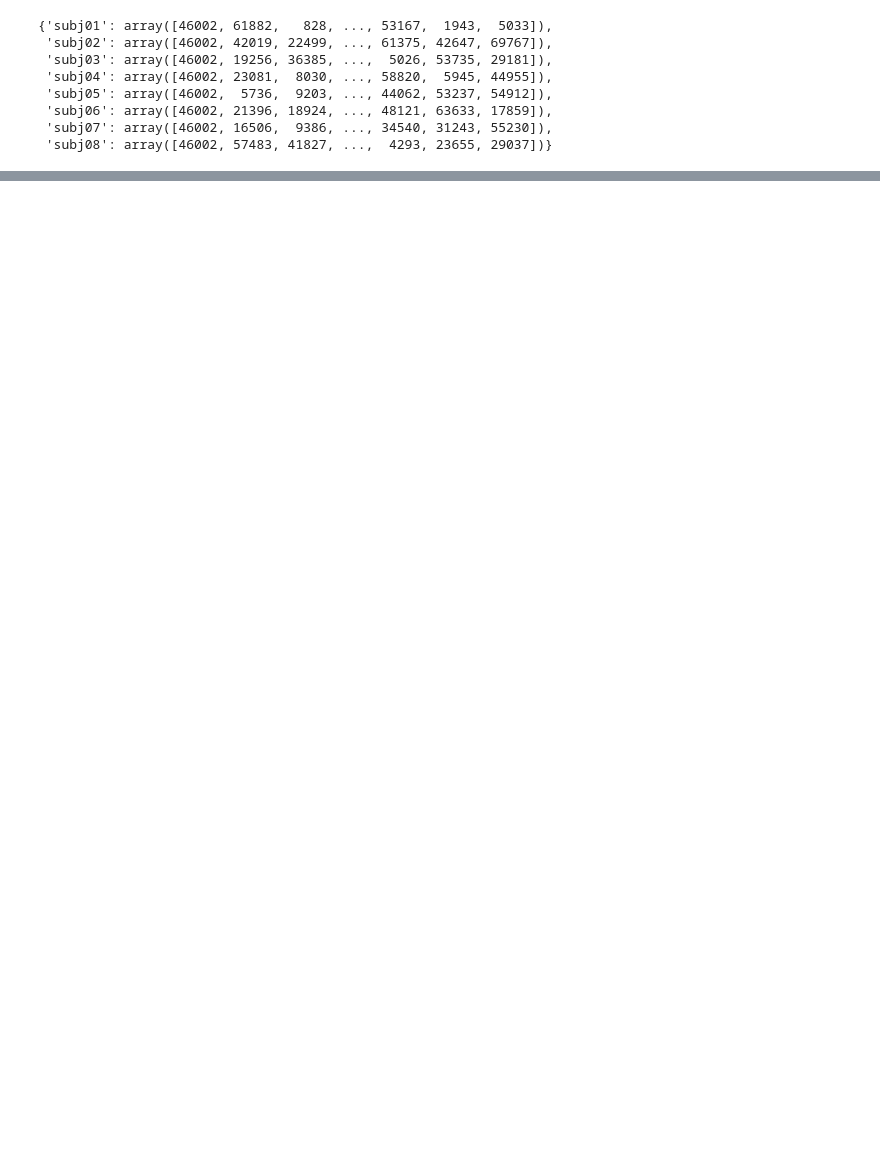
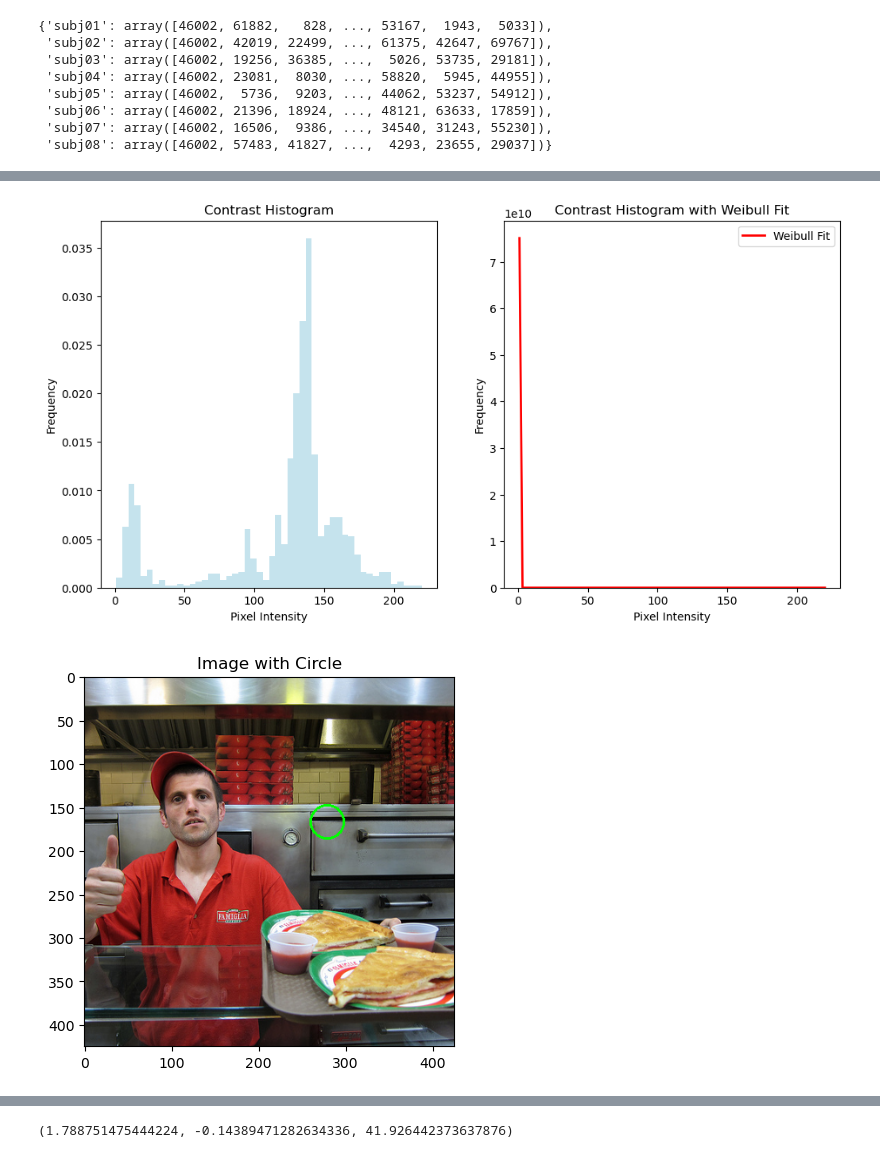
Before and after one commit to WiegerScheurer/spatpred, a Jupyter notebook: notebooks/img_tools.ipynb, the cells around one changed output, grey strips where cells are left out. Drawn from its saved outputs; the diff is of its cells as text; code cells hidden in the pictures; blank space fills up the shorter version.

Commit message:
created functions for img_tools to get contrast values RMS, CE, CS using Weibull fit

```diff
--- a/notebooks/img_tools.ipynb
+++ b/notebooks/img_tools.ipynb
@@ -36,0 +96,5 @@ _ = show_stim(img_no = stims_design_mx['subj01'][1])
+# %%
+from funcs.rf_tools import make_visrois_dict, write_prf_dict, get_img_prf
+n_subjects = len(os.listdir('/home/rfpred/data/natural-scenes-dataset/nsddata/ppdata'))
+vismask_dict = make_visrois_dict(vox_count = 'y', bin_check = 'y', n_subjects=n_subjects)
+prf_dict = write_prf_dict(binary_masks = vismask_dict)
@@ -36,0 +498,7 @@ _ = show_stim(img_no = stims_design_mx['subj01'][1])
+# %%
+prf_details, weibull_pars = get_img_prf(show_stim(hide='y')[0], type='cut_gaussian', binary_masks = vismask_dict,
+            prf_proc_dict = prf_dict, roi = 'V1', sigma_min = .1,
+            sigma_max = 4.2, rand_seed=None, invert='n', central = 'n', grid = 'n')
+# %% [output]
+[figure, added]
+[figure, added]
@@ -36,0 +506,4 @@ _ = show_stim(img_no = stims_design_mx['subj01'][1])
+# %%
+weibull_pars
+# %% [output]
+(1.788751475444224, -0.14389471282634336, 41.926442373637876)
```
Also changed, not shown: parts of 12 cells of this notebook, 2 other files.
